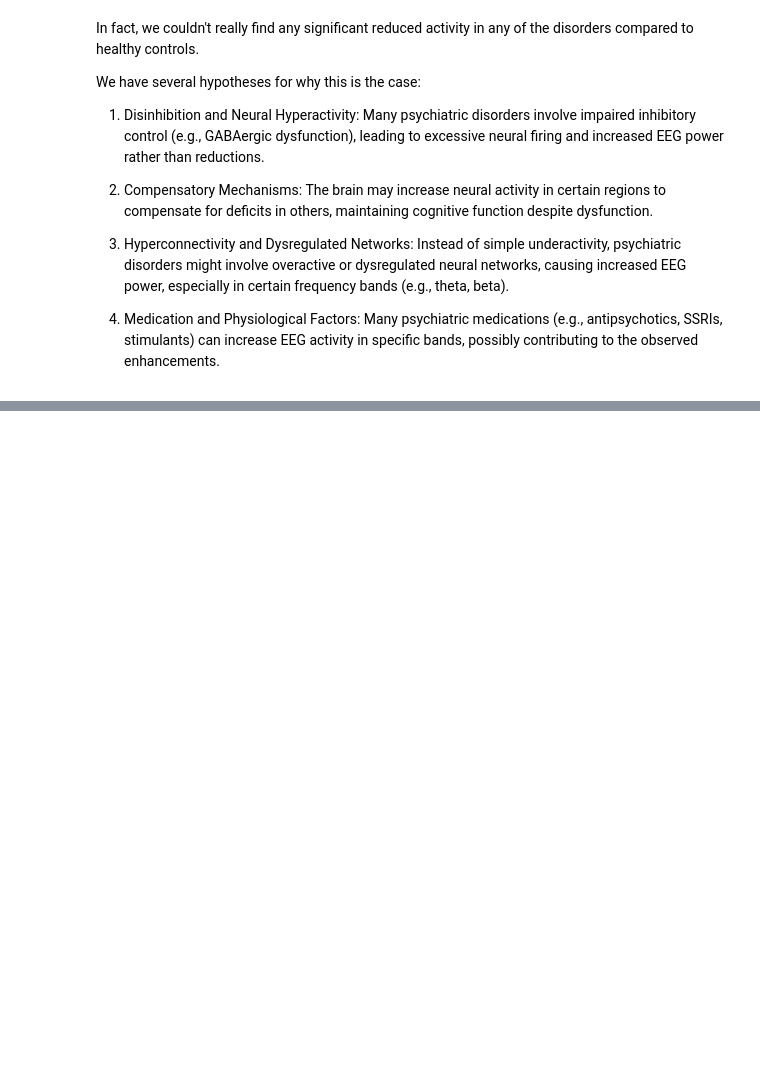
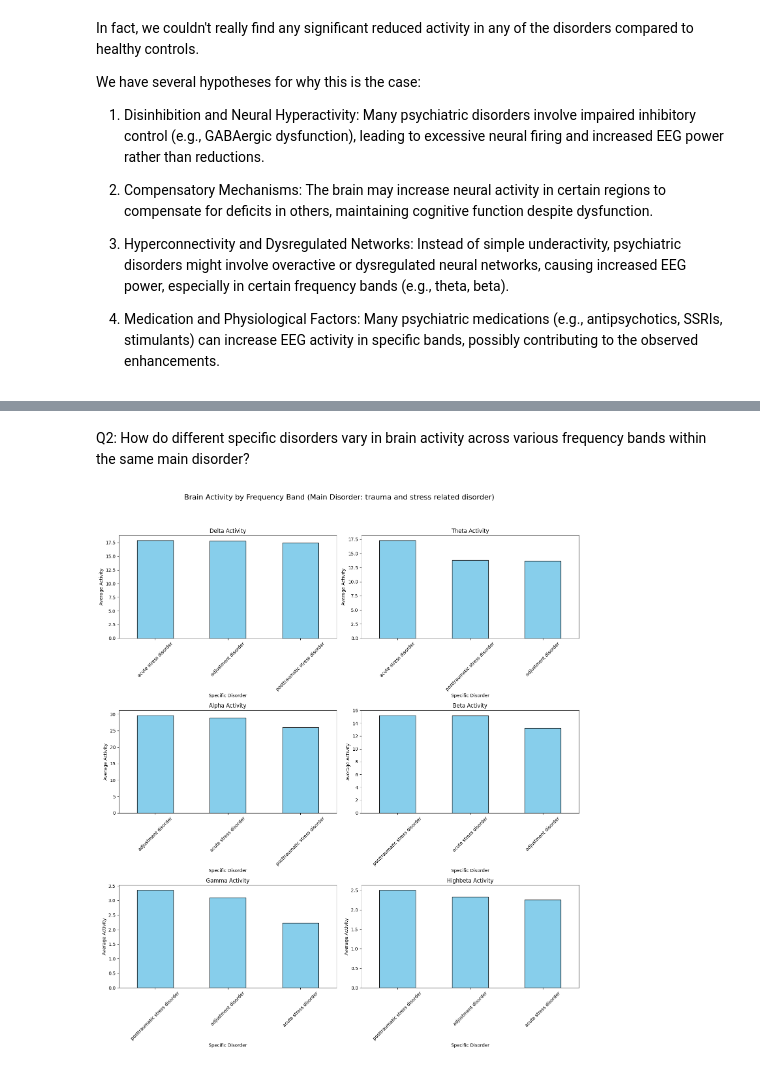
Before and after one commit to ohadgonen/python_final_project, a Jupyter notebook: main.ipynb, the cells around one changed output, grey strips where cells are left out. Saved outputs shown, nothing was run; the diff lists cells and outputs as text; code cells hidden in the pictures; blank space fills up the shorter version.

Commit message:
final main

```diff
--- a/main.ipynb
+++ b/main.ipynb
@@ -241,0 +247,8 @@ ValueError: Both `disorder_band_averages` and `disorder_names` must contain 7 el
+# %% [markdown]
+Q2: How do different specific disorders vary in brain activity across various frequency bands within the same main disorder?
+# %%
+from src.data_visualization import plot_brain_activity_by_disorder
+main_disorder = "trauma and stress related disorder"
+plot_brain_activity_by_disorder(df,main_disorder)
+# %% [output]
+[figure, added]
```
Also changed, not shown: parts of 14 cells of this notebook, 2 other files.
